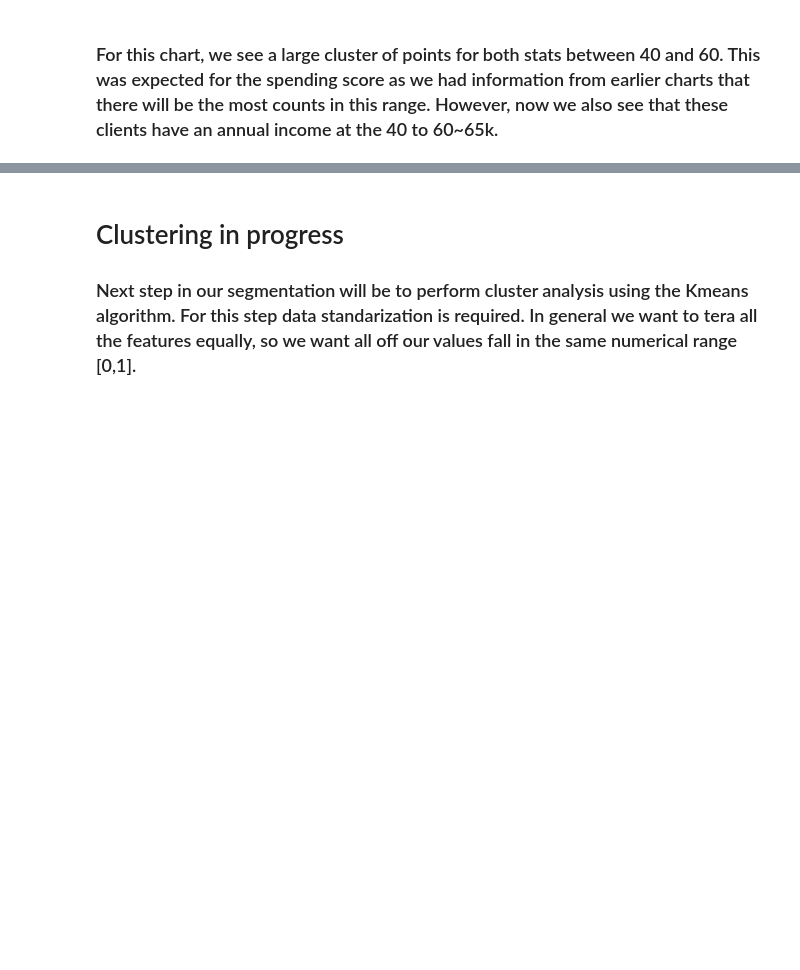
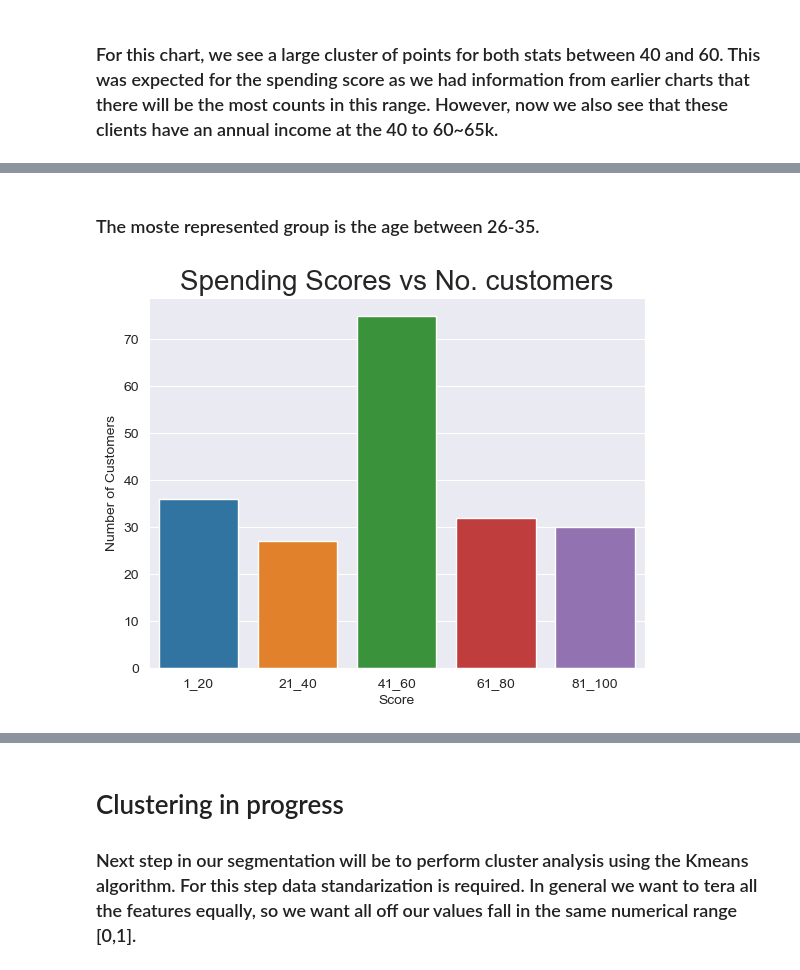
Before and after one commit to GentlemanFrog/Segmentation_mall_data, a Jupyter notebook: Mall_clients_segmentation.ipynb, the cells around one changed output, grey strips where cells are left out. Drawn from its saved outputs; the diff is of its cells as text; code cells hidden in the pictures; blank space fills up the shorter version.

```diff
--- a/Mall_clients_segmentation.ipynb
+++ b/Mall_clients_segmentation.ipynb
@@ -232,0 +251,18 @@ plt.show()
+# %% [markdown]
+### The moste represented group is the age between 26-35.
+# %%
+# Barplot of spending score to number of customers
+ss1_20= df["Spending Score (1-100)"][(df["Spending Score (1-100)"] >=1) & (df["Spending Score (1-100)"] <= 20)]
+ss21_40=df["Spending Score (1-100)"][(df["Spending Score (1-100)"] >=21) & (df["Spending Score (1-100)"] <=40)]
+ss41_60=df["Spending Score (1-100)"][(df["Spending Score (1-100)"] >=41) & (df["Spending Score (1-100)"] <=60)]
+ss61_80= df["Spending Score (1-100)"][(df["Spending Score (1-100)"] >=61) & (df["Spending Score (1-100)"] <= 80)]
+ss81_100=df["Spending Score (1-100)"][(df["Spending Score (1-100)"] >=81) & (df["Spending Score (1-100)"] <=100)]
+x=["1_20","21_40","41_60","61_80","81_100"]
+y=[len(ss1_20.values),len(ss21_40.values),len(ss41_60.values),len(ss61_80.values),len(ss81_100.values)]
+sns.barplot(x=x, y=y)
+plt.title("Spending Scores vs No. customers", fontsize=20)
+plt.xlabel("Score", fontsize=10)
+plt.ylabel("Number of Customers", fontsize=10)
+plt.show()
+# %% [output]
+[figure, added]
```
Also changed, not shown: parts of 4 cells of this notebook.
